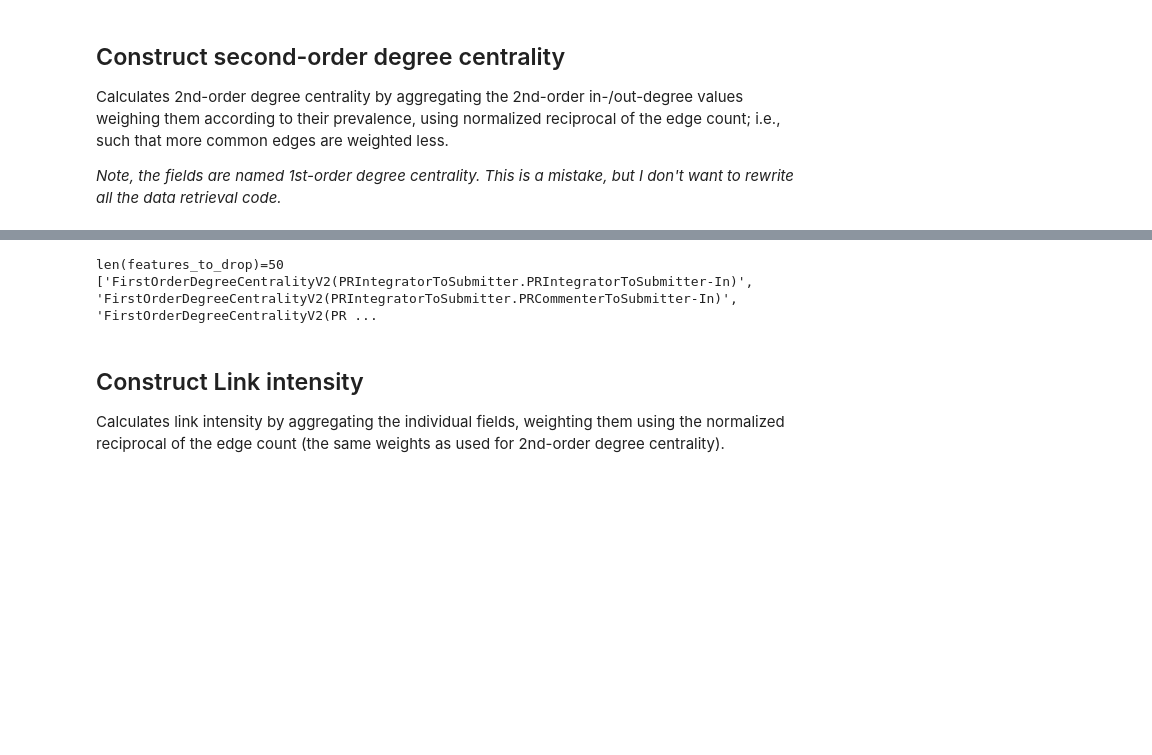
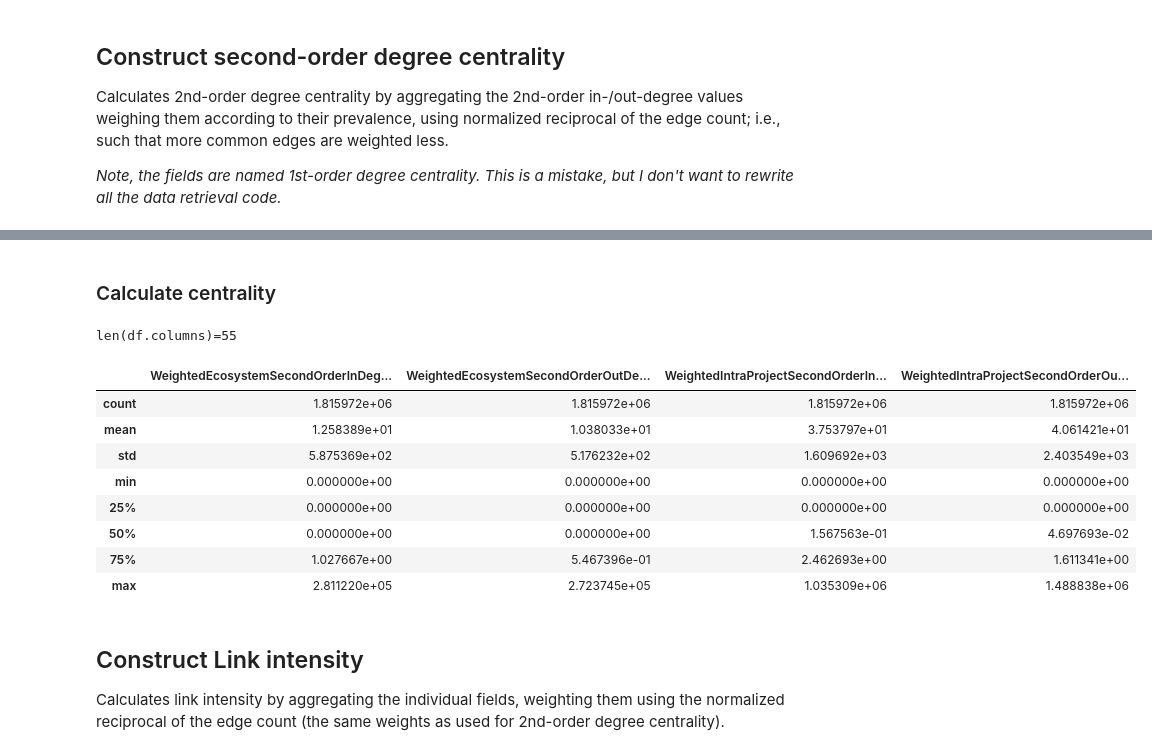
Before and after one commit to wmeijer221/msc_thesis, a Jupyter notebook: python_proj/modelling/notebooks/preprocessing/feature_construction.ipynb, the cells around one changed output, grey strips where cells are left out. Drawn from its saved outputs; the diff is of its cells as text; code cells hidden in the pictures; blank space fills up the shorter version.

```diff
--- a/python_proj/modelling/notebooks/preprocessing/feature_construction.ipynb
+++ b/python_proj/modelling/notebooks/preprocessing/feature_construction.ipynb
@@ -216,11 +186,59 @@ df[centr_fields].describe()
-# %%
-features_to_drop = [*so_degree_in_features, *so_degree_out_features]
-print(f"{len(features_to_drop)=}")
-print(features_to_drop)
-df = df.drop(features_to_drop, axis=1)
-# %% [output]
-len(features_to_drop)=50
-['FirstOrderDegreeCentralityV2(PRIntegratorToSubmitter.PRIntegratorToSubmitter-In)', 'FirstOrderDegreeCentralityV2(PRIntegratorToSubmitter.PRCommenterToSubmitter-In)', 'FirstOrderDegreeCentralityV2(PR ...
+# %% [markdown]
+### Calculate centrality
+# %%
+from itertools import product
+
+scopes = ["Ecosystem", "IntraProject"]
+edge_types = edge_weights.keys()
+directions = ["In", "Out"]
+combinations = product(scopes, edge_types, edge_types, directions)
+
+BASE_EDGE_FIELD = "{scope}SecondOrderDegreeCentrality({connecting_edge}.{experience_edge}-{direction})"
+BASE_TARGET_FIELD = "Weighted{scope}SecondOrder{direction}DegreeCentrality"
+
+centrality_features = []
+
+# Iterates through all edge variables.
+for scope, connecting_edge, experience_edge, direction in combinations:
+    edge_field = BASE_EDGE_FIELD.format(
+        scope=scope,
+        connecting_edge=connecting_edge,
+        experience_edge=experience_edge,
+        direction=direction,
+    )
+
+    # Applies the weights to edge.
+    connecting_weight = edge_weights[connecting_edge]
+    experience_weight = edge_weights[experience_edge]
+    total_weight = connecting_weight * experience_weight
+
+    df[edge_field] = df[edge_field].multiply(total_weight)
+
+    # Add contribution to centrality.
+    target_field = BASE_TARGET_FIELD.format(scope=scope, direction=direction)
+    # Sets initial value if it doesn't exist yet.
+    if target_field not in df.columns:
+        df[target_field] = 0
+        centrality_features.append(target_field)
+
+    df[target_field] = df[target_field].add(df[edge_field])
+
+    # Drops the edge column, as it's only necessary once.
+    df = df.drop(edge_field, axis=1)
+
+print(f"{len(df.columns)=}")
+df[centrality_features].describe()
+# %% [output]
+len(df.columns)=55
+|  | WeightedEcosystemSecondOrderInDeg... | WeightedEcosystemSecondOrderOutDe... | WeightedIntraProjectSecondOrderIn... | WeightedIntraProjectSecondOrderOu... |
+| count | 1.815972e+06 | 1.815972e+06 | 1.815972e+06 | 1.815972e+06 |
+| mean | 1.258389e+01 | 1.038033e+01 | 3.753797e+01 | 4.061421e+01 |
+| std | 5.875369e+02 | 5.176232e+02 | 1.609692e+03 | 2.403549e+03 |
+| min | 0.000000e+00 | 0.000000e+00 | 0.000000e+00 | 0.000000e+00 |
+| 25% | 0.000000e+00 | 0.000000e+00 | 0.000000e+00 | 0.000000e+00 |
+| 50% | 0.000000e+00 | 0.000000e+00 | 1.567563e-01 | 4.697693e-02 |
+| 75% | 1.027667e+00 | 5.467396e-01 | 2.462693e+00 | 1.611341e+00 |
+| max | 2.811220e+05 | 2.723745e+05 | 1.035309e+06 | 1.488838e+06 |
 # %% [markdown]
 ## Construct Link intensity
 
```
Also changed, not shown: parts of 18 cells of this notebook, 1 other file.
